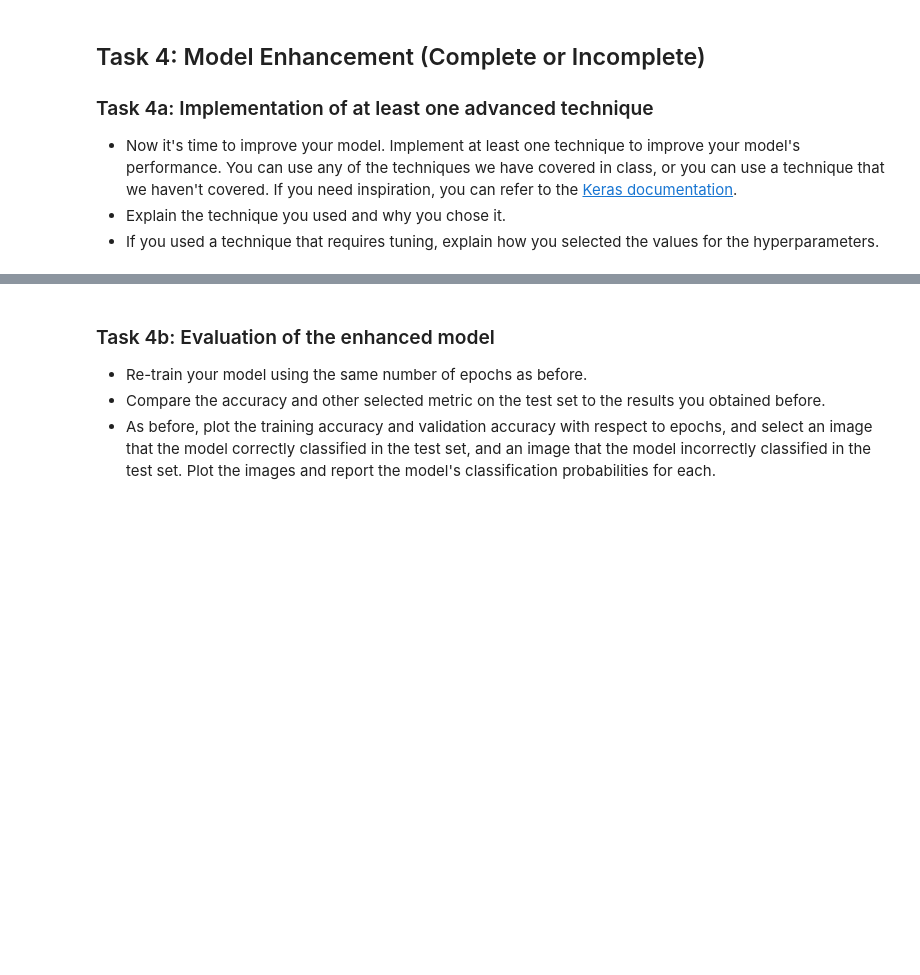
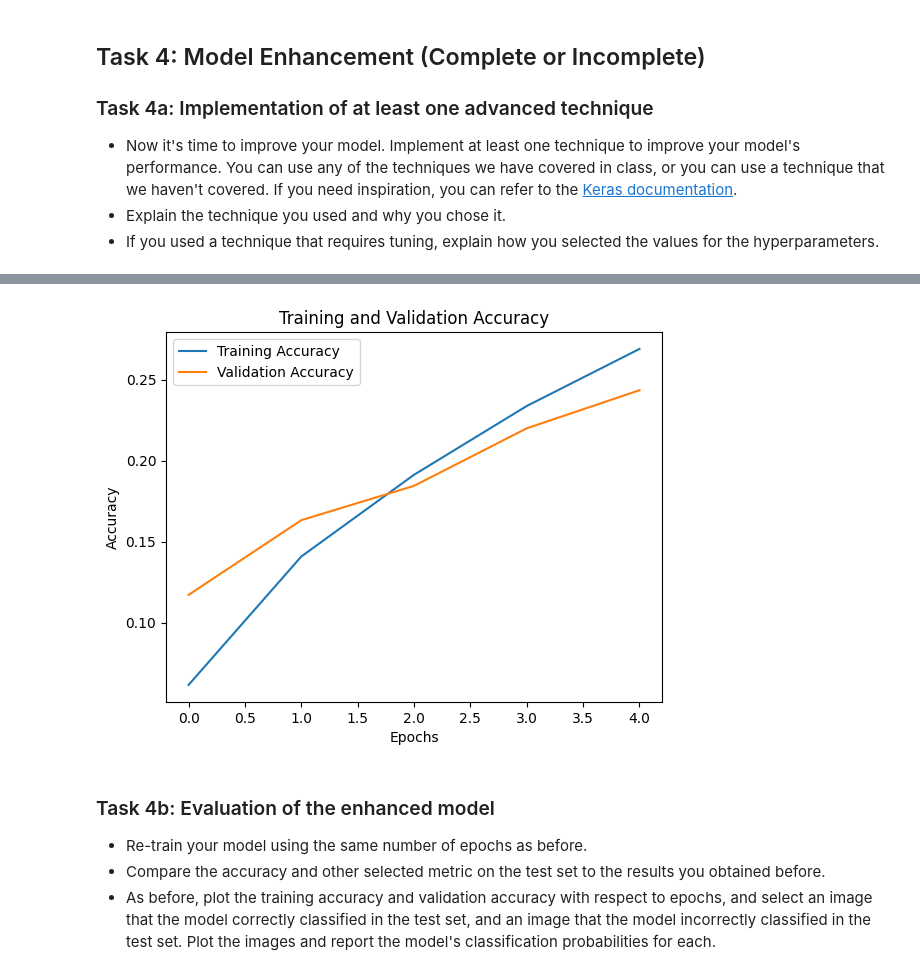
Before and after one commit to shyeolekar5/deep_learning, a Jupyter notebook: 02_activities/assignments/assignment_1.ipynb, the cells around one changed output, grey strips where cells are left out. Cells and saved outputs as stored; diff of their text form; code cells hidden in the pictures; blank space fills up the shorter version.

```diff
--- a/02_activities/assignments/assignment_1.ipynb
+++ b/02_activities/assignments/assignment_1.ipynb
@@ -375,0 +432,18 @@ Predicted Class: 68, Probability: 0.6917849779129028
+# %%
+# Compile
+from tensorflow.keras.optimizers import SGD
+optimizer = SGD(learning_rate=0.001, momentum=0.1)
+model.compile(
+    loss='categorical_crossentropy', # Loss function used because we have one-hot coded labels
+    optimizer=optimizer, # Adam optimizer adjusts learning rate automatically
+    metrics=['accuracy'] # Metrics to evaluate the model
+)
+# %%
+# Training model
+history = model.fit(
+    x_training, # Training data
+    y_training, # Training labels
+    epochs=5, # Number of epochs
+    batch_size=32, # Number of samples per batch
+    validation_data=(x_validate, y_validate) # data for validation
+)
@@ -376,3 +471,14 @@ Predicted Class: 68, Probability: 0.6917849779129028
+# %%
+# Plot accuracy with respect to epochs
+plt.plot(history.history['accuracy'], label='Training Accuracy')  # Training accuracy over epochs
+plt.plot(history.history['val_accuracy'], label='Validation Accuracy')  # Validation accuracy over epochs
+plt.title('Training and Validation Accuracy')
+plt.xlabel('Epochs')
+plt.ylabel('Accuracy')
+plt.legend()
+plt.show()
+# %% [output]
+[figure, added]
 # %% [markdown]
 ### Task 4b: Evaluation of the enhanced model
 
```
Also changed, not shown: parts of 18 cells of this notebook.
